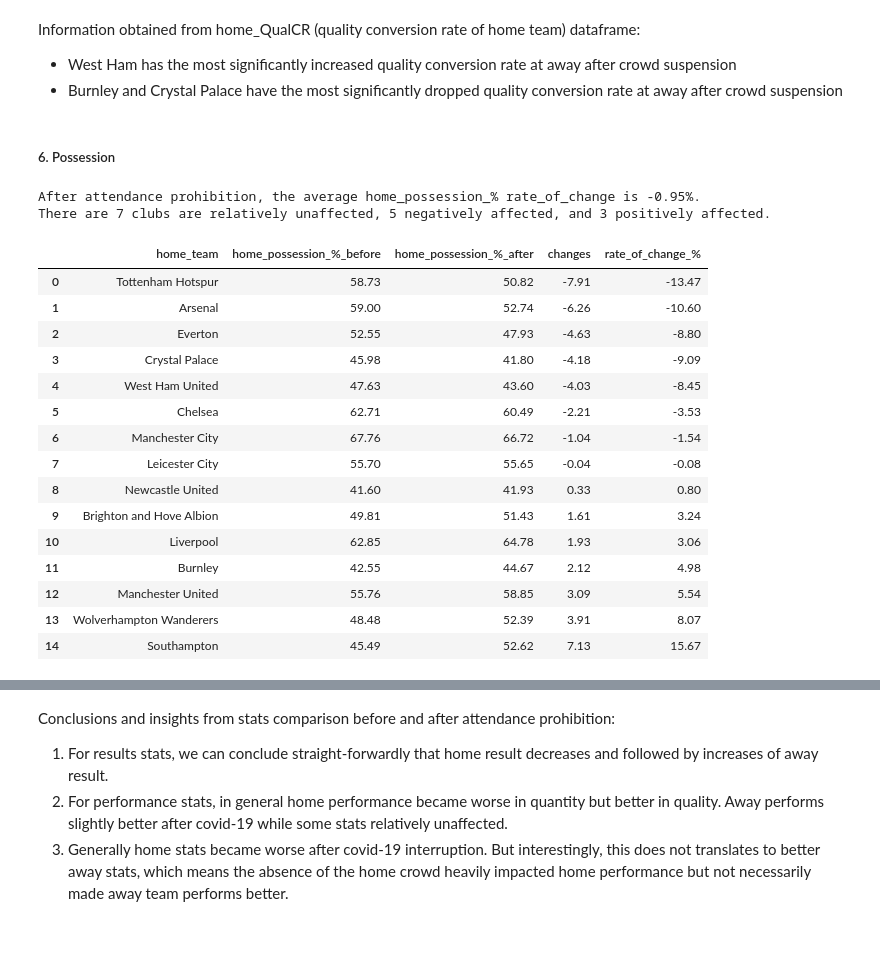
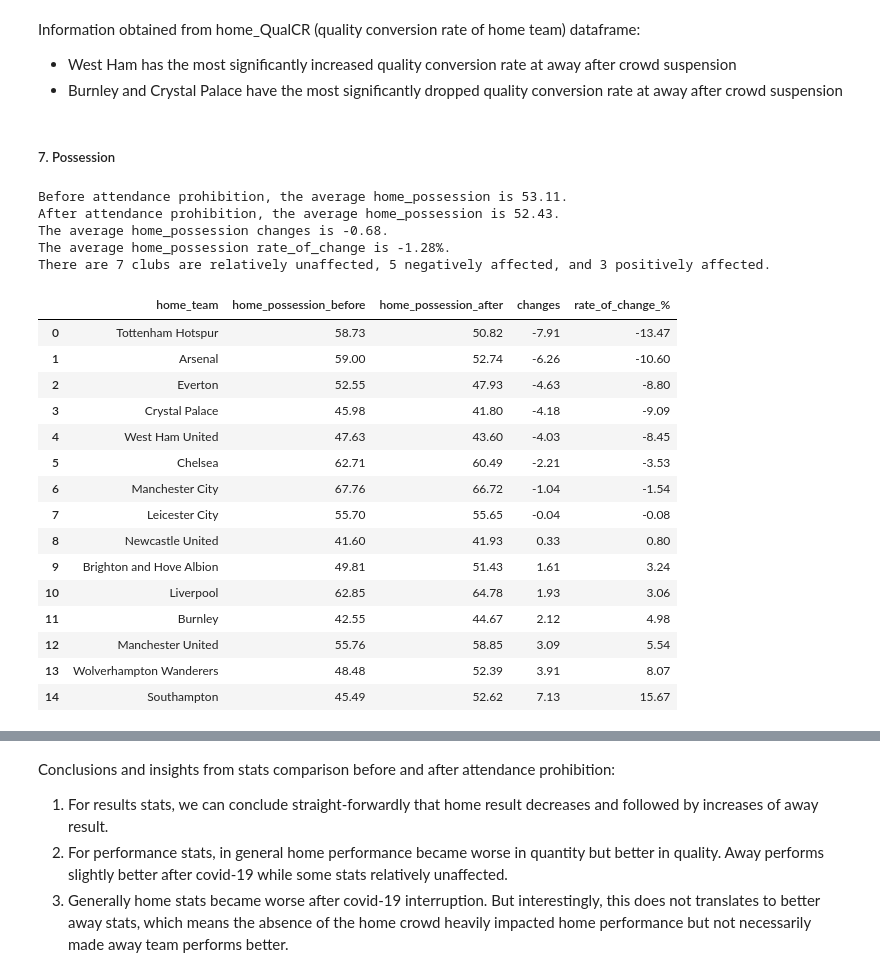
Before and after one commit to juanliong14/epl_data_analysis, a Jupyter notebook: Premier League Seasons Analysis.ipynb, the cells around one changed output, grey strips where cells are left out. Cells and saved outputs as stored; diff of their text form; code cells hidden in the pictures; blank space fills up the shorter version.

```diff
--- a/Premier League Seasons Analysis.ipynb
+++ b/Premier League Seasons Analysis.ipynb
@@ -108,7 +109,10 @@ df = df.drop(drop_cols, axis=1)
 #Renaming home_score and away_score to home_goals and away_goals
 df=df.rename({'home_score':'home_goals', 'away_score':'away_goals'}, axis=1)
 
-#Renaming home_shots_on_target and home_shots_on_target to home_SoT and away_SoT
+#Renaming home_shots_on_target and away_shots_on_target to home_SoT and away_SoT
 df=df.rename({'home_shots_on_target':'home_SoT', 'away_shots_on_target':'away_SoT'}, axis=1)
+
+#Renaming home_possession_% and away_possession_% to home_possession and away_possession
+df=df.rename({'home_possession_%':'home_possession', 'away_possession_%':'away_possession'}, axis=1)
 # %% [markdown]
 Adding some variables of team performance metrics to be analyzed:
@@ -118,8 +122,8 @@ Adding some variables of team performance metrics to be analyzed:
 - Points per game (ppg) = 3 if a team win, 1 if a match draw, 0 if a team lose
 - Win rate (win_rate) = 100 if a team win in a match, 0 if they lose or draw (Home/Away)
 # %%
-df['home_SoT_%']= df['home_SoT']/df['home_shots']*100
-df['away_SoT_%']= df['away_SoT']/df['away_shots']*100
+df['home_SoT_rate']= df['home_SoT']/df['home_shots']*100
+df['away_SoT_rate']= df['away_SoT']/df['away_shots']*100
 df['home_QuanCR'] = df['home_goals']/df['home_shots']*100
 df['away_QuanCR'] = df['away_goals']/df['away_shots']*100
 df['home_QualCR'] = df['home_goals']/df['home_SoT']*100
@@ -246,11 +250,20 @@ def home_stats(stat, team, summary=True):
                 effect_categories.append('relatively unaffected')
         effect_categories=pd.Series(effect_categories).value_counts()
 
+        #Summary of average stats before attendance prohibition
+        avg_stat_before = round(sum(home_df[stat+'_before'])/len(home_df[stat+'_before']),2)
+        #Summary of average stats after attendance prohibition
+        avg_stat_after = round(sum(home_df[stat+'_after'])/len(home_df[stat+'_after']),2)
+        #Summary of average stat changes
+        avg_stat_changes = round(sum(home_df['changes'])/len(home_df['changes']),2)
         #Summary of average stats changes of all teams
-        avg_rate_of_change = round(sum(home_df['rate_of_change_%'])/len(home_df['rate_of_change_%']),2)
+        avg_rate_of_change = round(avg_stat_changes/avg_stat_before*100,2)
 
         #Print the summary text
-        print('After attendance prohibition, the average {} rate_of_change is {}%.'.format(stat, avg_rate_of_change, end=''))
+        print('Before attendance prohibition, the average {} is {}.'.format(stat, avg_stat_before, end=''))
+        print('After attendance prohibition, the average {} is {}.'.format(stat, avg_stat_after, end=''))
+        print('The average {} changes is {}.'.format(stat, avg_stat_changes, end=''))
+        print('The average {} rate_of_change is {}%.'.format(stat, avg_rate_of_change, end=''))
         print('There are {} clubs are {}, {} {}, and {} {}.'.format(effect_categories.values[0], effect_categories.index[0],
                                                                    effect_categories.values[1], effect_categories.index[1],
                                                                    effect_categories.values[2], effect_categories.index[2]))
@@ -740,14 +810,17 @@ Information obtained from home_QualCR (quality conversion rate of home team) dat
 - West Ham has the most significantly increased quality conversion rate at away after crowd suspension
 - Burnley and Crystal Palace have the most significantly dropped quality conversion rate at away after crowd suspension
 # %% [markdown]
-##### 6. Possession
+##### 7. Possession
 # %%
-home_poss = home_stats('home_possession_%', stayed_teams)
+home_poss = home_stats('home_possession', stayed_teams)
 home_poss
 # %% [output]
-After attendance prohibition, the average home_possession_% rate_of_change is -0.95%.
+Before attendance prohibition, the average home_possession is 53.11.
+After attendance prohibition, the average home_possession is 52.43.
+The average home_possession changes is -0.68.
+The average home_possession rate_of_change is -1.28%.
 There are 7 clubs are relatively unaffected, 5 negatively affected, and 3 positively affected.
-|  | home_team | home_possession_%_before | home_possession_%_after | changes | rate_of_change_% |
+|  | home_team | home_possession_before | home_possession_after | changes | rate_of_change_% |
 | 0 | Tottenham Hotspur | 58.73 | 50.82 | -7.91 | -13.47 |
 | 1 | Arsenal | 59.00 | 52.74 | -6.26 | -10.60 |
 | 2 | Everton | 52.55 | 47.93 | -4.63 | -8.80 |
```
Also changed, not shown: parts of 68 cells of this notebook.
